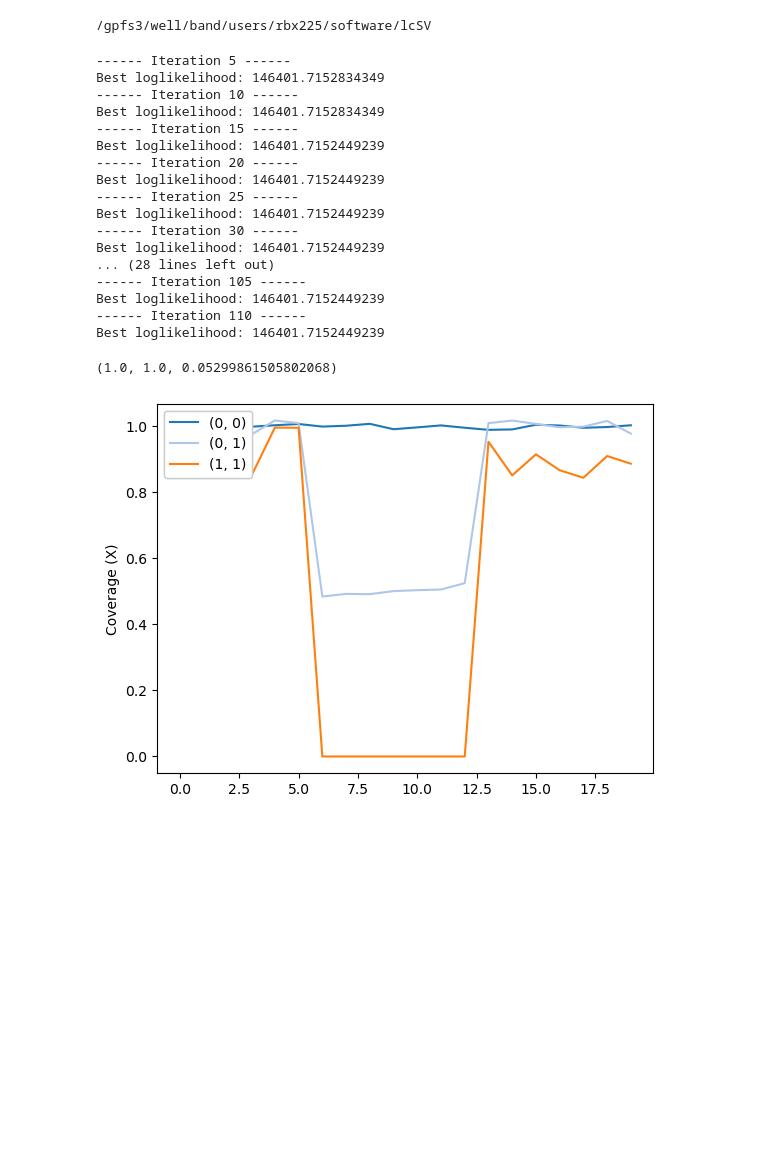
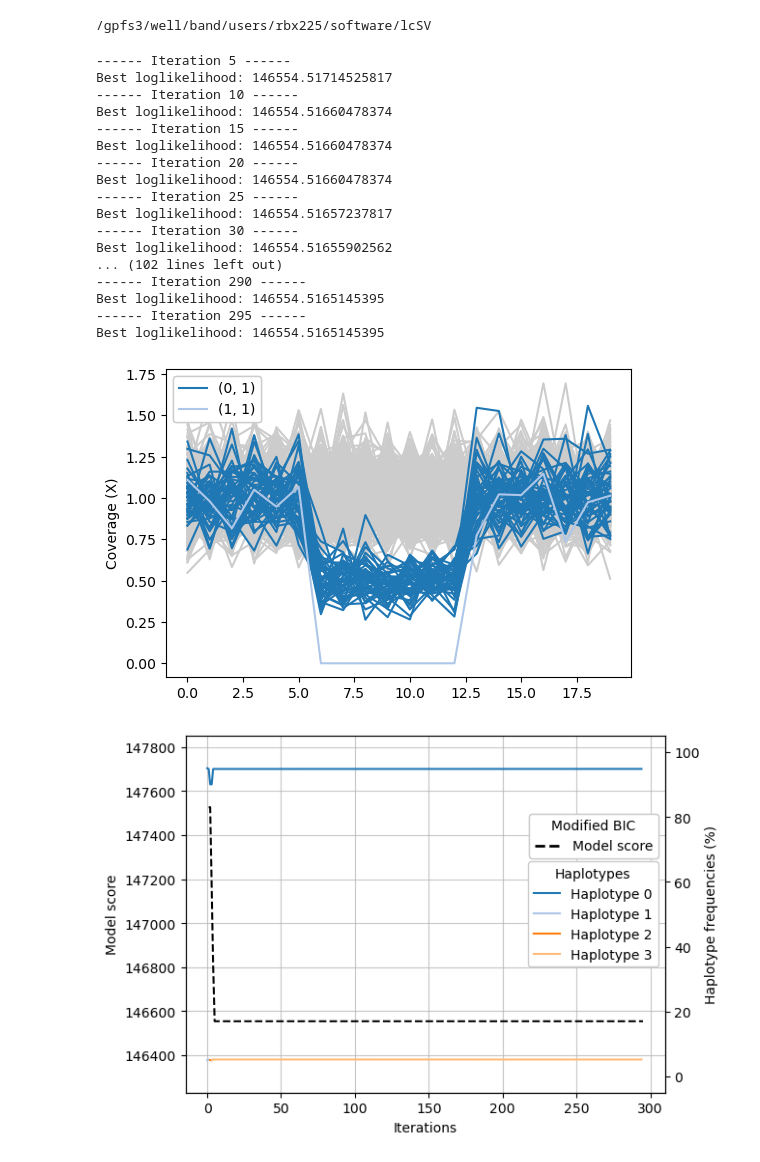
Before and after one commit to Suuuuuuuus/lcSV, a Jupyter notebook: examples/examples.ipynb, the cells around one changed output. Cells and saved outputs as stored; diff of their text form; code cells hidden in the pictures; blank space fills up the shorter version.

```diff
--- a/examples/examples.ipynb
+++ b/examples/examples.ipynb
@@ -56,36 +56,41 @@ model = SVModel([h1,h2], [1-f1,f1])
 samples = np.array([f'Sample{i}' for i in range(1, N+1)])
 training, coverage, true_gt = simulate_coverotron(model, N, l, mean_coverage, sd_coverage, v)
 
-eval_dict = {}
+case1 = {}
+case1['training'] = training
+case1['coverage'] = coverage
+case1['true_gt'] = true_gt
+case1['samples'] = samples
+
+# with open("examples/case1.pkl", "wb") as f:
+#     pickle.dump(case1, f)
+
 means = np.mean(training, axis = 0)
 variances = np.var(training, axis = 0, ddof = 1)
 result_dict = lcSV_core(means, variances, coverage, n_recomb = n_recomb, n_iter = n_iter, verbose = verbose, premature = premature)
 calling_dict = call_sv_samples(samples, true_gt)
 # %% [output]
 ------ Iteration 5 ------
-Best loglikelihood: 146401.7152834349
+Best loglikelihood: 146554.51714525817
 ------ Iteration 10 ------
-Best loglikelihood: 146401.7152834349
+Best loglikelihood: 146554.51660478374
 ------ Iteration 15 ------
-Best loglikelihood: 146401.7152449239
+Best loglikelihood: 146554.51660478374
 ------ Iteration 20 ------
-Best loglikelihood: 146401.7152449239
+Best loglikelihood: 146554.51660478374
 ------ Iteration 25 ------
-Best loglikelihood: 146401.7152449239
+Best loglikelihood: 146554.51657237817
 ------ Iteration 30 ------
-Best loglikelihood: 146401.7152449239
-... (28 lines left out)
------- Iteration 105 ------
-Best loglikelihood: 146401.7152449239
------- Iteration 110 ------
-Best loglikelihood: 146401.7152449239
+Best loglikelihood: 146554.51655902562
+... (102 lines left out)
+------ Iteration 290 ------
+Best loglikelihood: 146554.5165145395
+------ Iteration 295 ------
+Best loglikelihood: 146554.5165145395
-# %%
-evaluate_sim_model(result_dict, h2, true_gt)
-# %% [output]
-(1.0, 1.0, 0.05299861505802068)
 # %%
-# plot_sv_coverage(means, coverage, samples, calling_dict)
-# plot_training(result_dict)
+plot_sv_coverage(means, coverage, samples, calling_dict)
+plot_training(result_dict)
 plot_sv_coverage_by_gt(means, coverage, samples, calling_dict)
 # %% [output]
-[figure, old version]
+[figure, new version]
+[figure, added]
```
Also changed, not shown: parts of 4 cells of this notebook, 2 other files.
